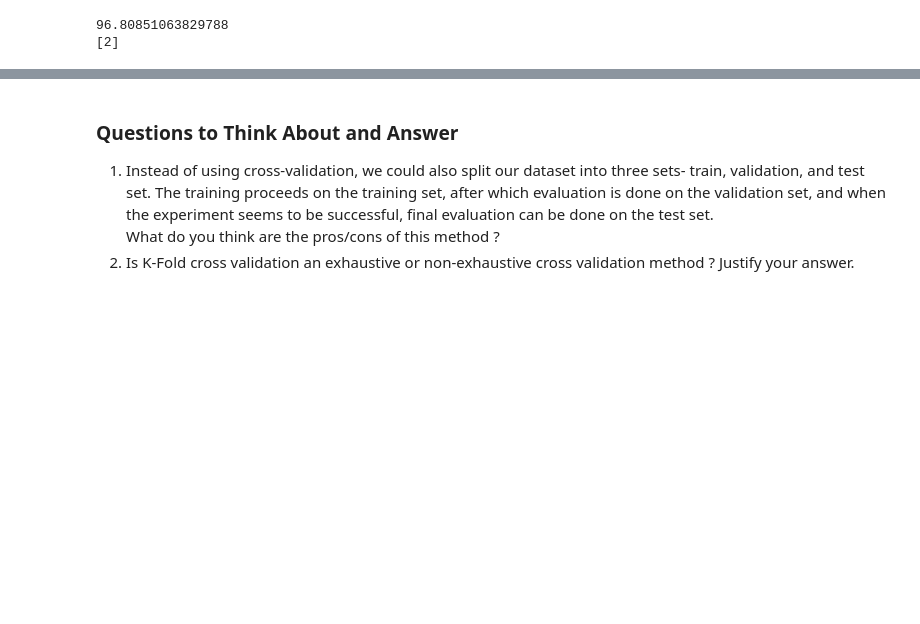
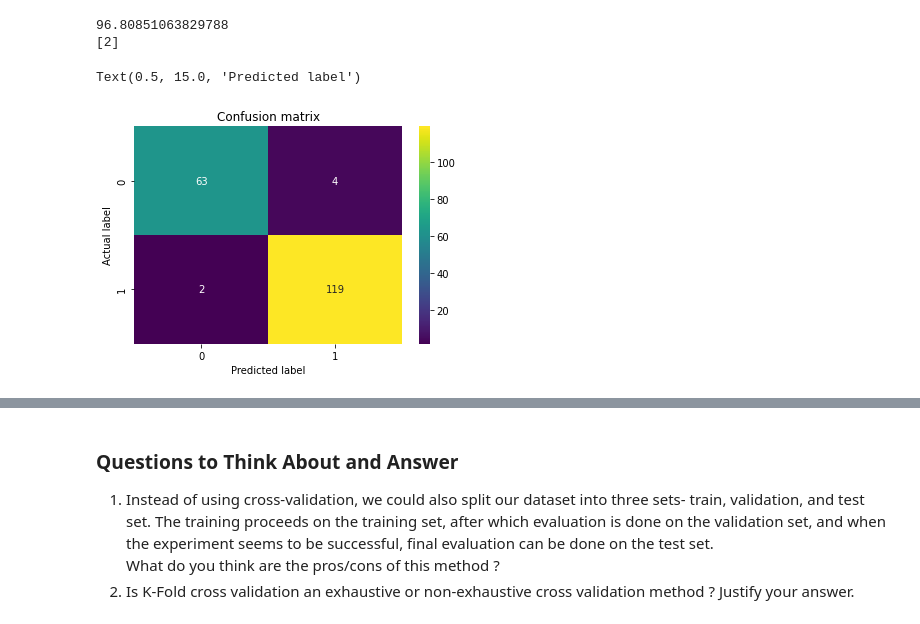
Before and after one commit to Eshan-Sharma/fmml2021, a Jupyter notebook: Lab_Work/Module3_Lab4_FMML20210190.ipynb, the cells around one changed output, grey strips where cells are left out. Saved outputs shown, nothing was run; the diff lists cells and outputs as text; code cells hidden in the pictures; blank space fills up the shorter version.

```diff
--- a/Lab_Work/Module3_Lab4_FMML20210190.ipynb
+++ b/Lab_Work/Module3_Lab4_FMML20210190.ipynb
@@ -255,7 +296,7 @@ y = cancer.target
 from sklearn.model_selection import train_test_split
 from sklearn.preprocessing import StandardScaler
 scaler = StandardScaler()
-X_scaled = scaler.fit_transform(X)
+X_scaled = pd.DataFrame(scaler.fit_transform(X),columns = X.columns)
 # %%
 X_train, X_test, y_train, y_test = train_test_split(X_scaled, y, test_size = 0.33, random_state = 17)
 # %%
@@ -292,3 +333,15 @@ print(optimal_ks)
 ## TASK-2:
 ## Plot a confusion matrix for the classification above on the scaled data (using the optimal value of k)
 ## Also print out the Precision, Recall and F1-score values
+# %%
+knn = KNeighborsClassifier(n_neighbors = 2)
+knn.fit(X_train,y_train)
+predictions = knn.predict(X_test)
+cnf_matrix = confusion_matrix(y_test, predictions)
+p = sns.heatmap(pd.DataFrame(cnf_matrix), annot=True, cmap="viridis" ,fmt='g')
+plt.title('Confusion matrix', y=1.1)
+plt.ylabel('Actual label')
+plt.xlabel('Predicted label')
+# %% [output]
+Text(0.5, 15.0, 'Predicted label')
+[figure, added]
```
Also changed, not shown: parts of 11 cells of this notebook.
